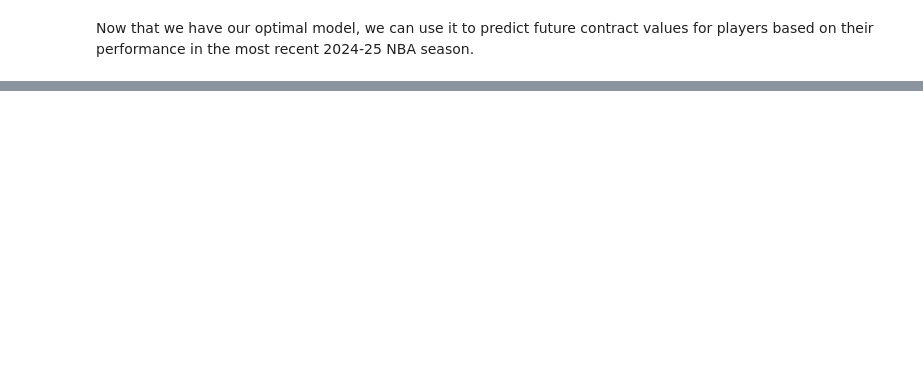
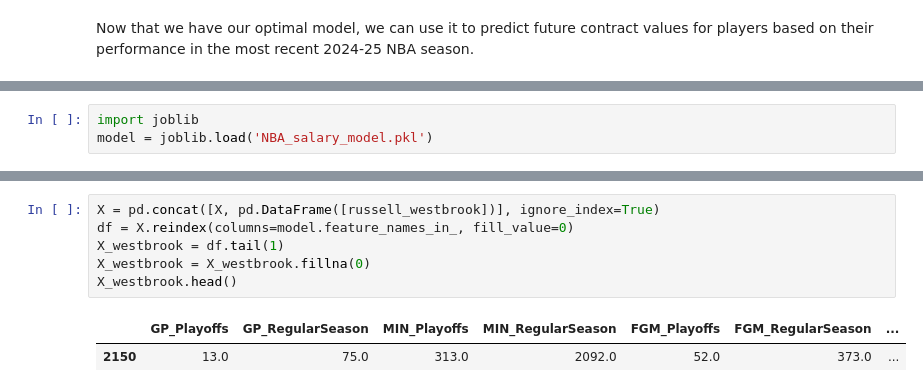
Before and after one commit to CaedinM/nba-salary-prediction, a Jupyter notebook: notebook/NBA_salary_model_notebook.ipynb, the cells around one changed output, grey strips where cells are left out. Drawn from its saved outputs; the diff is of its cells as text; blank space fills up the shorter version.

```diff
--- a/notebook/NBA_salary_model_notebook.ipynb
+++ b/notebook/NBA_salary_model_notebook.ipynb
@@ -524,0 +441,3 @@ The predicted Average Annual Value of Myles Turner's new Contract is 39557370.27
+# %%
+import joblib
+model = joblib.load('NBA_salary_model.pkl')
@@ -524,0 +581,9 @@ The predicted Average Annual Value of Myles Turner's new Contract is 39557370.27
+# %%
+X = pd.concat([X, pd.DataFrame([russell_westbrook])], ignore_index=True)
+df = X.reindex(columns=model.feature_names_in_, fill_value=0)
+X_westbrook = df.tail(1)
+X_westbrook = X_westbrook.fillna(0)
+X_westbrook.head()
+# %% [output]
+|  | GP_Playoffs | GP_RegularSeason | MIN_Playoffs | MIN_RegularSeason | FGM_Playoffs | FGM_RegularSeason | ... |
+| 2150 | 13.0 | 75.0 | 313.0 | 2092.0 | 52.0 | 373.0 | ... |
```
Also changed, not shown: parts of 17 cells of this notebook.
